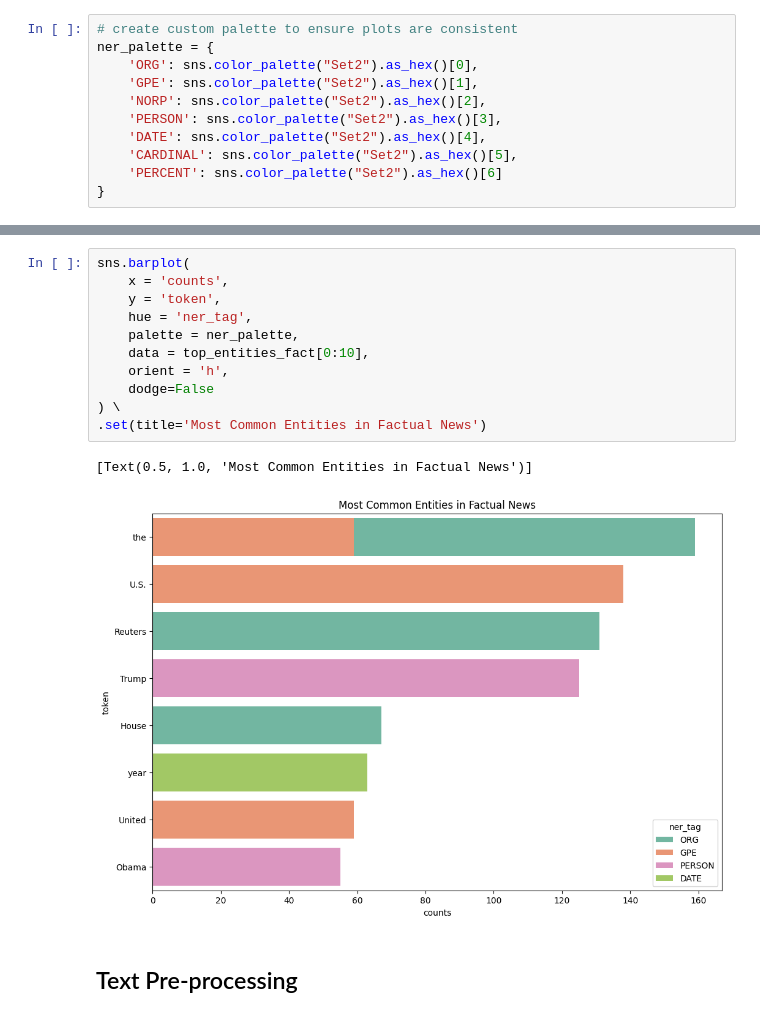
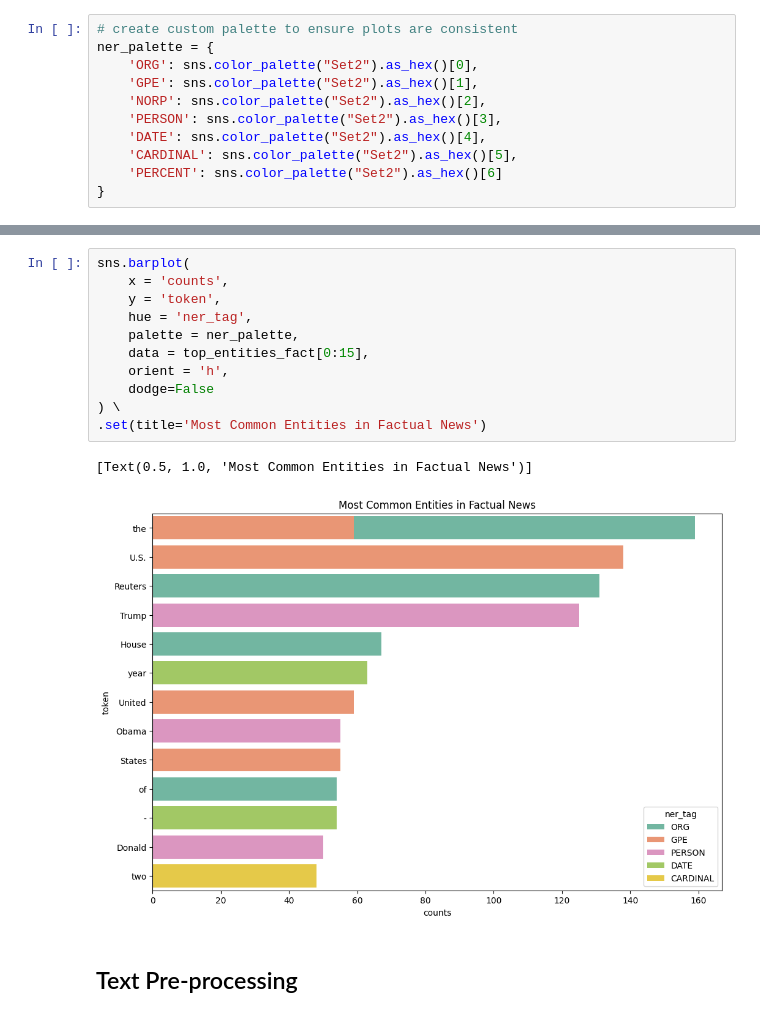
Before and after one commit to t3manish/NLP, a Jupyter notebook: introtonlp-365/8 Practical.ipynb, the cells around one changed output, grey strips where cells are left out. Saved outputs shown, nothing was run; the diff lists cells and outputs as text.

```diff
--- a/introtonlp-365/8 Practical.ipynb
+++ b/introtonlp-365/8 Practical.ipynb
@@ -303,17 +351,17 @@ sns.barplot(
 # %%
 sns.barplot(
     x = 'counts',
     y = 'token',
     hue = 'ner_tag',
     palette = ner_palette,
-    data = top_entities_fact[0:10],
+    data = top_entities_fact[0:15],
     orient = 'h',
     dodge=False
 ) \
 .set(title='Most Common Entities in Factual News')
 # %% [output]
 [Text(0.5, 1.0, 'Most Common Entities in Factual News')]
-[figure, old version]
+[figure, new version]
 # %% [markdown]
 ## Text Pre-processing
 # %%
```
Also changed, not shown: parts of 16 cells of this notebook.
